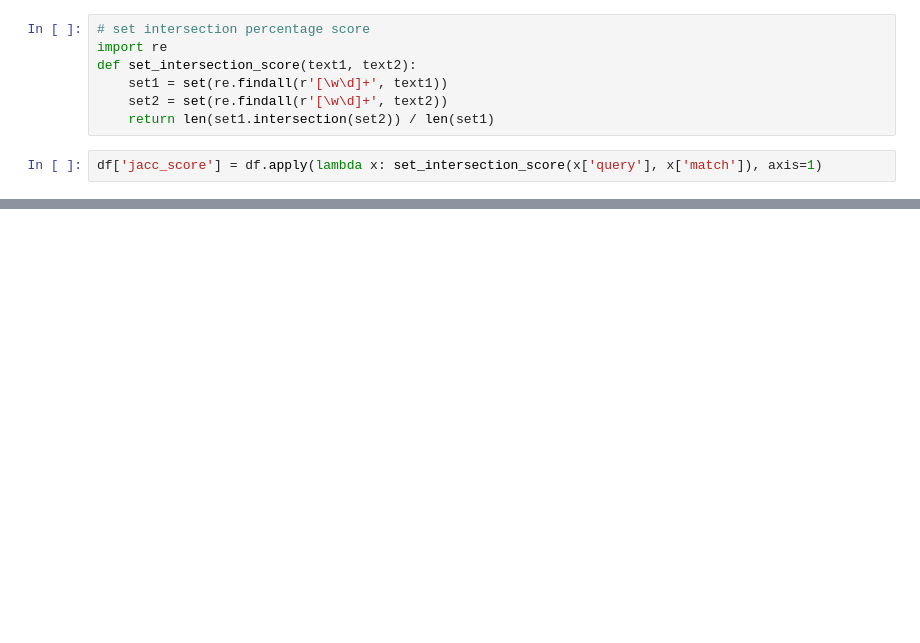
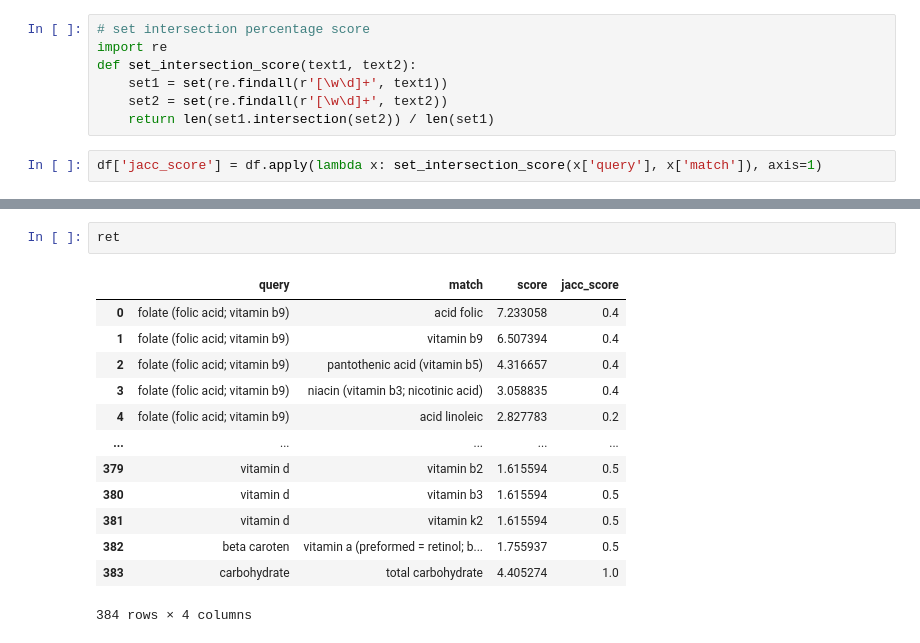
Before and after one commit to vinhvd749/additives_standardizer, a Jupyter notebook: extract_match_phrase.ipynb, the cells around one changed output, grey strips where cells are left out. Cells and saved outputs as stored; diff of their text form; blank space fills up the shorter version.

```diff
--- a/extract_match_phrase.ipynb
+++ b/extract_match_phrase.ipynb
@@ -45,0 +141,16 @@ df[df['jacc_score'] >= 0.5].to_csv('tmp/match_pair_jacc.csv', index=False)
+# %%
+ret
+# %% [output]
+|  | query | match | score | jacc_score |
+| 0 | folate (folic acid; vitamin b9) | acid folic | 7.233058 | 0.4 |
+| 1 | folate (folic acid; vitamin b9) | vitamin b9 | 6.507394 | 0.4 |
+| 2 | folate (folic acid; vitamin b9) | pantothenic acid (vitamin b5) | 4.316657 | 0.4 |
+| 3 | folate (folic acid; vitamin b9) | niacin (vitamin b3; nicotinic acid) | 3.058835 | 0.4 |
+| 4 | folate (folic acid; vitamin b9) | acid linoleic | 2.827783 | 0.2 |
+| ... | ... | ... | ... | ... |
+| 379 | vitamin d | vitamin b2 | 1.615594 | 0.5 |
+| 380 | vitamin d | vitamin b3 | 1.615594 | 0.5 |
+| 381 | vitamin d | vitamin k2 | 1.615594 | 0.5 |
+| 382 | beta caroten | vitamin a (preformed = retinol; b... | 1.755937 | 0.5 |
+| 383 | carbohydrate | total carbohydrate | 4.405274 | 1.0 |
+384 rows × 4 columns
```
Also changed, not shown: parts of 25 cells of this notebook, 16 other files.
